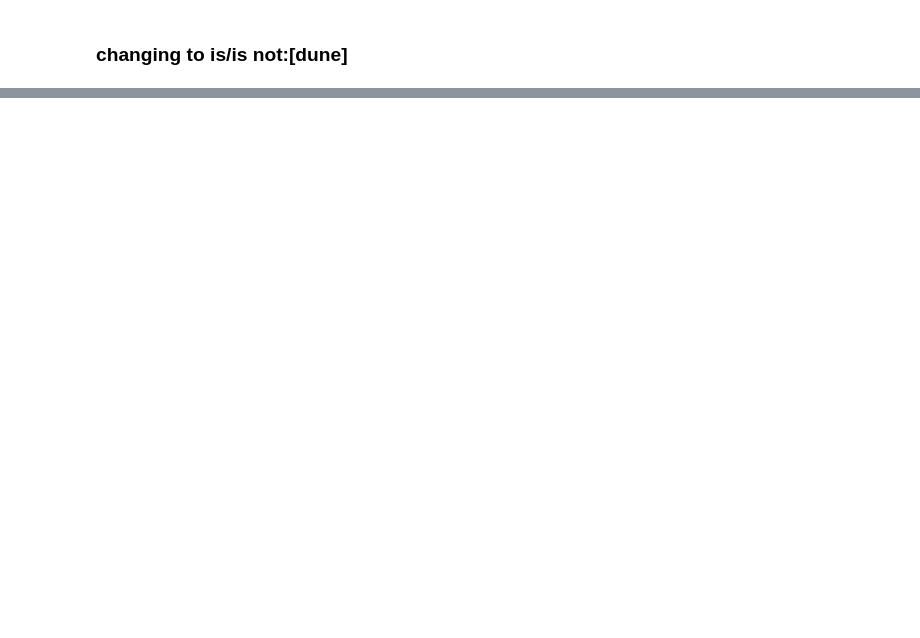
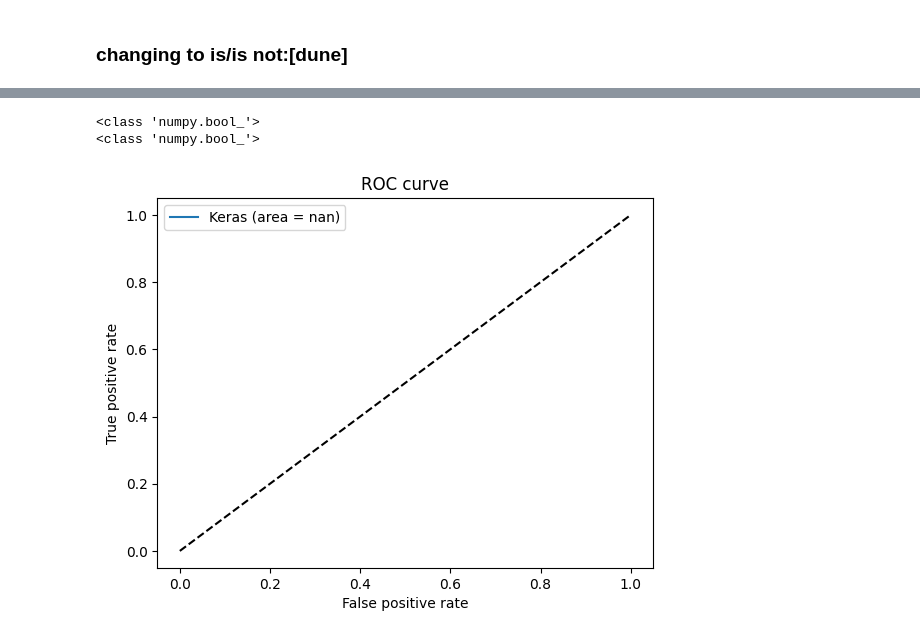
Before and after one commit to Saashiv-Valjee/Practical_Machine_Learning, a Jupyter notebook: ogabogadobado.ipynb, the cells around one changed output, grey strips where cells are left out. Saved outputs shown, nothing was run; the diff lists cells and outputs as text; code cells hidden in the pictures; blank space fills up the shorter version.

```diff
--- a/ogabogadobado.ipynb
+++ b/ogabogadobado.ipynb
@@ -537,0 +499,3 @@ print(predictions)
+# %%
+#predictions = np.where(predictions >= np.mean(predictions), 1, 0)
+predictions = np.where(predictions >=0.3, 1, 0)
@@ -603,0 +520,3 @@ ValueError: The number of FixedLocator locations (3), usually from a call to set
+# %%
+ogawoga = test_df['class'].astype(bool)
+my_classlist = ogawoga.to_numpy()
@@ -603,0 +527,26 @@ ValueError: The number of FixedLocator locations (3), usually from a call to set
+# %%
+arr = np.array([bool(num) for subarr in predictions for num in subarr])
+# %%
+test = 5
+print(type(my_classlist[test]))
+print(type(arr[test]))
+# %% [output]
+<class 'numpy.bool_'>
+<class 'numpy.bool_'>
+# %%
+from sklearn.metrics import roc_curve
+from sklearn.metrics import auc
+
+fpr_keras, tpr_keras, thresholds_keras = roc_curve(my_classlist, arr)
+auc_keras = auc(fpr_keras, tpr_keras)
+# %%
+plt.figure(1)
+plt.plot([0, 1], [0, 1], 'k--')
+plt.plot(fpr_keras, tpr_keras, label='Keras (area = {:.3f})'.format(auc_keras))
+plt.xlabel('False positive rate')
+plt.ylabel('True positive rate')
+plt.title('ROC curve')
+plt.legend(loc='best')
+plt.show()
+# %% [output]
+[figure, added]
```
Also changed, not shown: parts of 22 cells of this notebook.
